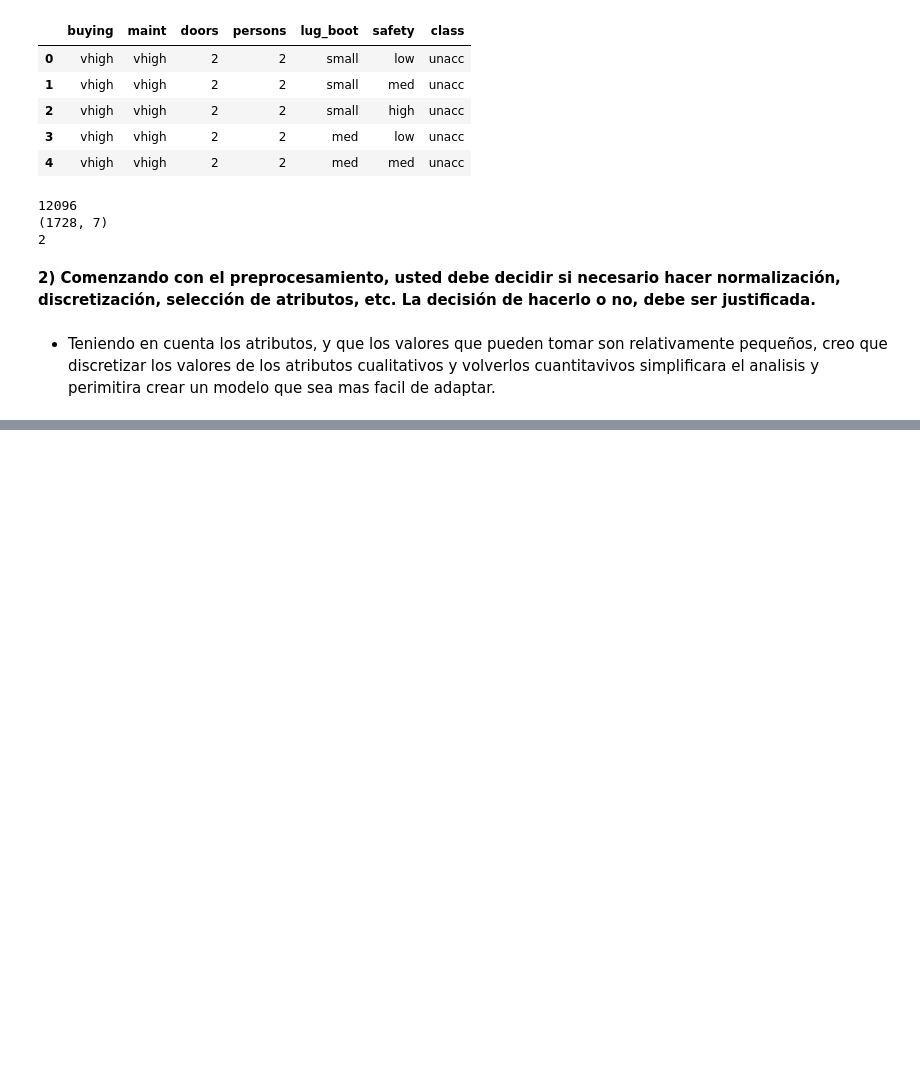
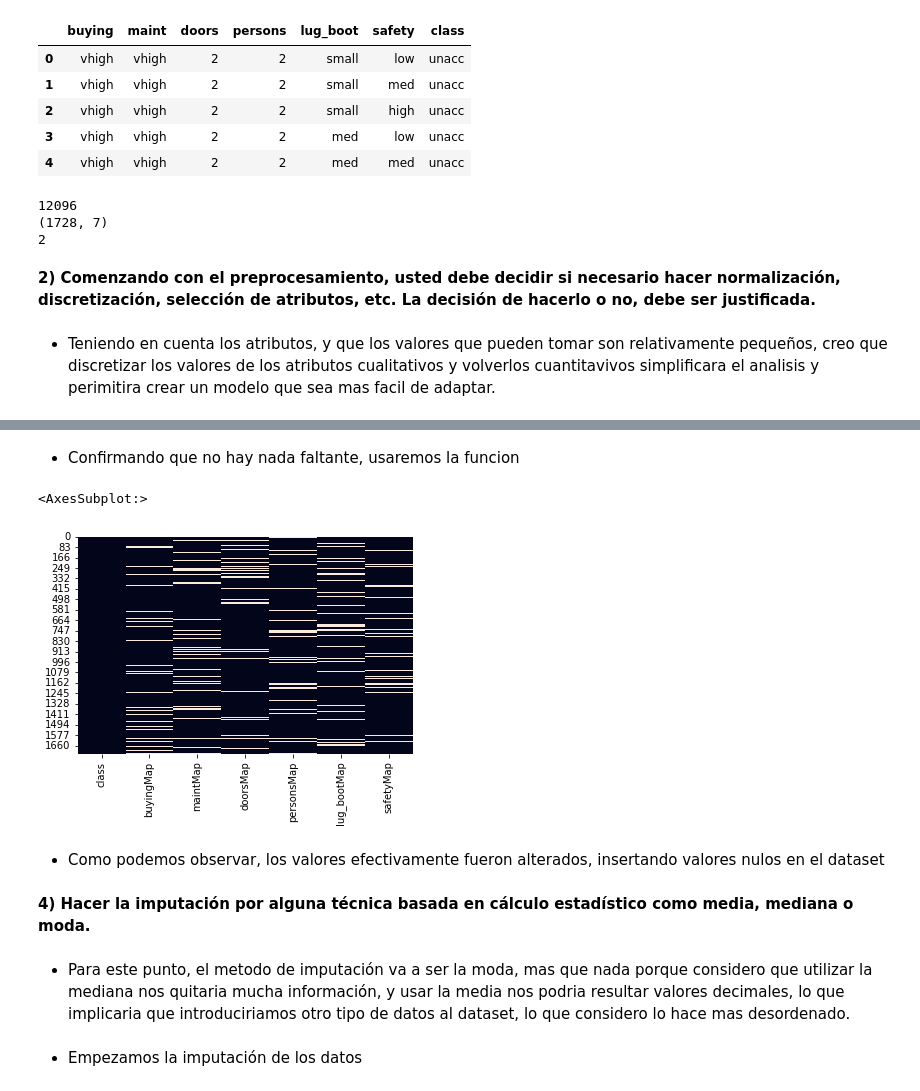
Before and after one commit to ErnestoCamachoA9805/MIND, a Jupyter notebook: Parcial Practico 1/Parcial Practico - Ernesto Camacho.ipynb, the cells around one changed output, grey strips where cells are left out. Drawn from its saved outputs; the diff is of its cells as text; code cells hidden in the pictures; blank space fills up the shorter version.

```diff
--- a/Parcial Practico 1/Parcial Practico - Ernesto Camacho.ipynb
+++ b/Parcial Practico 1/Parcial Practico - Ernesto Camacho.ipynb
@@ -55,0 +138,11 @@ print(carDt.ndim)
+# %%
+def randomNone(number, dataset):
+    row,cols= dataset.shape
+    columnName= dataset.columns
+    num= 0
+    while num < number:
+        randRow= randint(0,row-1)
+        randCol= columnName[randint(1,cols-1)]
+        dataset.loc[randRow,randCol]= None
+        num += 1
+    return dataset
@@ -55,0 +156,19 @@ print(carDt.ndim)
+# %% [markdown]
+- Confirmando que no hay nada faltante, usaremos la funcion
+# %%
+carDtMapRandom= carDtMap.copy()
+# %%
+carDtMapRandom= randomNone(1210,carDtMapRandom)
+# %%
+sns.heatmap(carDtMapRandom.isnull(), cbar=False)
+# %% [output]
+<AxesSubplot:>
+[figure, added]
+# %% [markdown]
+- Como podemos observar, los valores efectivamente fueron alterados, insertando valores nulos en el dataset
+# %% [markdown]
+**4) Hacer la imputación por alguna técnica basada en cálculo estadístico como media, mediana o moda.**
+# %% [markdown]
+- Para este punto, el metodo de imputación va a ser la moda, mas que nada porque considero que utilizar la mediana nos quitaria mucha información, y usar la media nos podria resultar valores decimales, lo que implicaria que introduciriamos otro tipo de datos al dataset, lo que considero lo hace mas desordenado.
+# %% [markdown]
+- Empezamos la imputación de los datos
```
Also changed, not shown: parts of 42 cells of this notebook.
